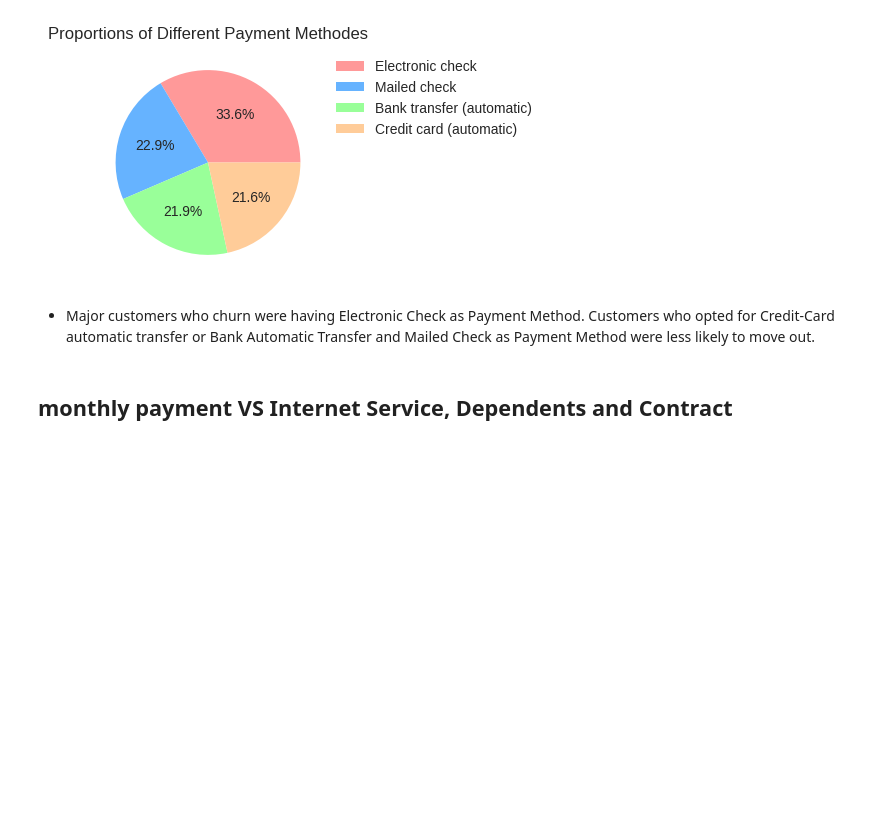
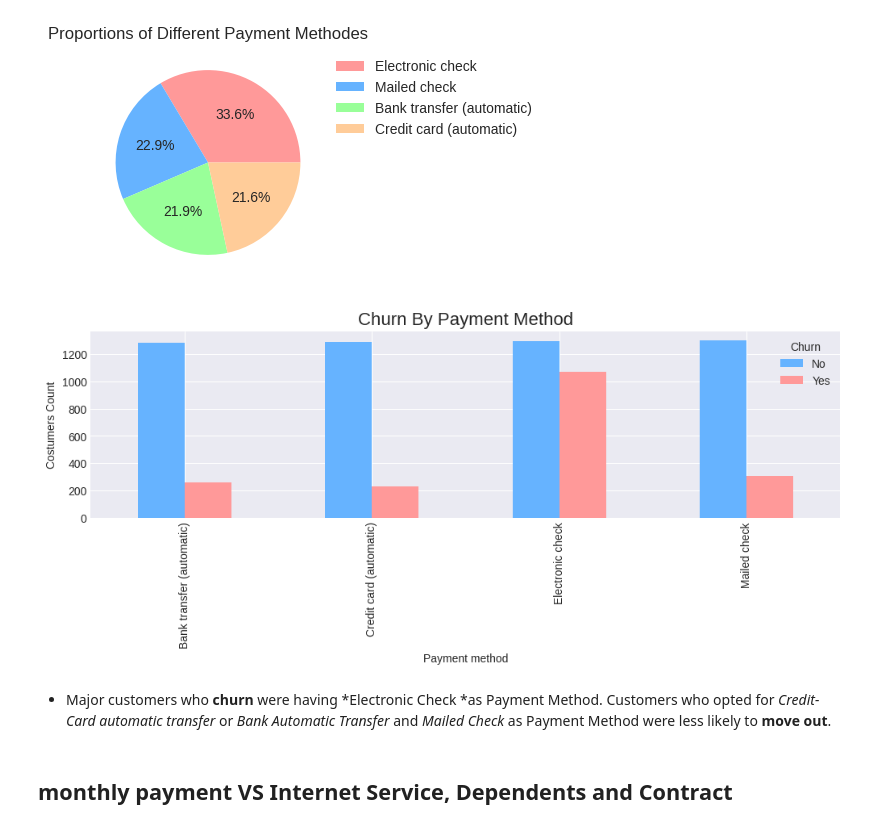
Before and after one commit to hajarmst211/customer_churn_prediction, a Jupyter notebook: notebooks/exploration.ipynb, the cells around one changed output. Cells and saved outputs as stored; diff of their text form; code cells hidden in the pictures; blank space fills up the shorter version.

```diff
--- a/notebooks/exploration.ipynb
+++ b/notebooks/exploration.ipynb
@@ -282,8 +282,26 @@ plt.title("Proportions of Different Payment Methodes")
 # %% [output]
 Text(0.5, 1.0, 'Proportions of Different Payment Methodes')
 [figure]
+# %%
+def churn_by_payment():
+    churn_by_payment = pd.crosstab(df['PaymentMethod'], df['Churn'])
+    churn_by_payment.plot(
+                        kind='bar',
+                        figsize=(12, 3),
+                        color=['#66b3ff', '#ff9999']
+                        )
+
+    plt.title("Churn By Payment Method", fontsize=16)
+    plt.xlabel("Payment method")
+    plt.ylabel("Costumers Count")
+    plt.legend(title='Churn')
+    plt.show()
+
+churn_by_payment()
+# %% [output]
+[figure, added]
 # %% [markdown]
-- Major customers who churn were having Electronic Check as Payment Method. Customers who opted for Credit-Card automatic transfer or Bank Automatic Transfer and Mailed Check as Payment Method were less likely to move out.
+- Major customers who **churn** were having *Electronic Check *as Payment Method. Customers who opted for *Credit-Card automatic transfer* or *Bank Automatic Transfer* and *Mailed Check* as Payment Method were less likely to **move out**.
 # %% [markdown]
 ##   monthly payment VS Internet Service, Dependents and Contract
 # %%
```
Also changed, not shown: parts of 9 cells of this notebook.
